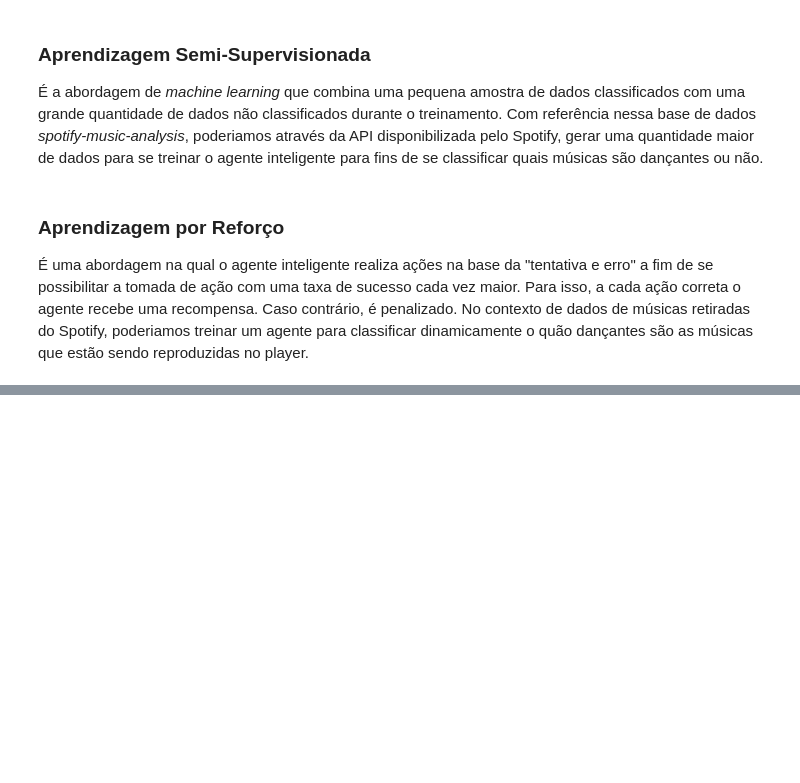
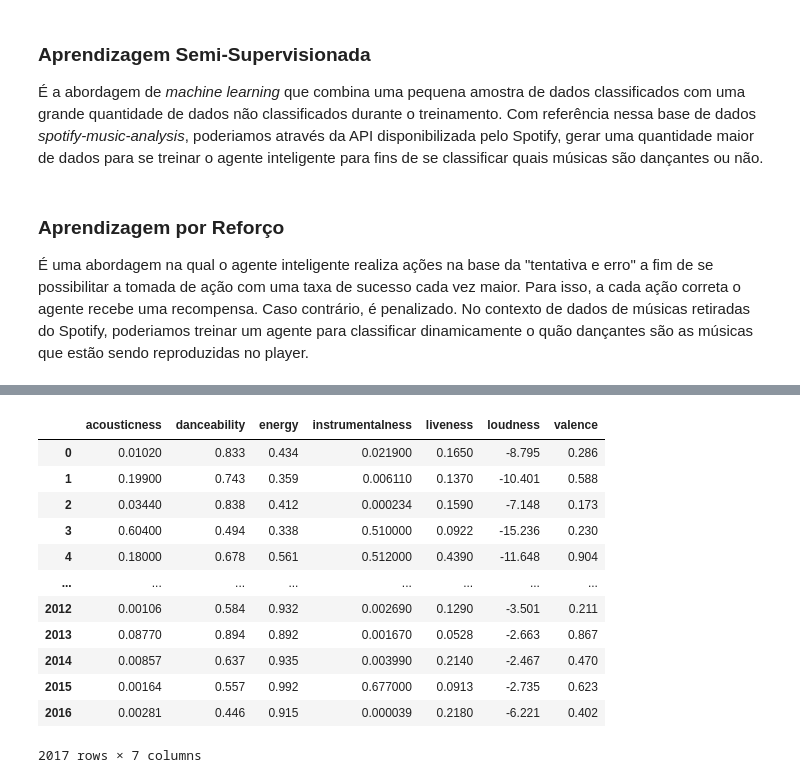
Before and after one commit to olv-c/introduction-to-artificial-intelligence, a Jupyter notebook: first-assignment/notebook/exam-answers-pt_br.ipynb, the cells around one changed output, grey strips where cells are left out. Drawn from its saved outputs; the diff is of its cells as text; code cells hidden in the pictures; blank space fills up the shorter version.

```diff
--- a/first-assignment/notebook/exam-answers-pt_br.ipynb
+++ b/first-assignment/notebook/exam-answers-pt_br.ipynb
@@ -91,0 +99,16 @@ No contexto de dados de músicas retiradas do Spotify, poderiamos treinar um age
+# %%
+data_frame.drop(columns=['song_title','artist', 'duration_ms', 'speechiness', 'tempo', 'time_signature', 'target', 'key', 'mode'])
+# %% [output]
+|  | acousticness | danceability | energy | instrumentalness | liveness | loudness | valence |
+| 0 | 0.01020 | 0.833 | 0.434 | 0.021900 | 0.1650 | -8.795 | 0.286 |
+| 1 | 0.19900 | 0.743 | 0.359 | 0.006110 | 0.1370 | -10.401 | 0.588 |
+| 2 | 0.03440 | 0.838 | 0.412 | 0.000234 | 0.1590 | -7.148 | 0.173 |
+| 3 | 0.60400 | 0.494 | 0.338 | 0.510000 | 0.0922 | -15.236 | 0.230 |
+| 4 | 0.18000 | 0.678 | 0.561 | 0.512000 | 0.4390 | -11.648 | 0.904 |
+| ... | ... | ... | ... | ... | ... | ... | ... |
+| 2012 | 0.00106 | 0.584 | 0.932 | 0.002690 | 0.1290 | -3.501 | 0.211 |
+| 2013 | 0.08770 | 0.894 | 0.892 | 0.001670 | 0.0528 | -2.663 | 0.867 |
+| 2014 | 0.00857 | 0.637 | 0.935 | 0.003990 | 0.2140 | -2.467 | 0.470 |
+| 2015 | 0.00164 | 0.557 | 0.992 | 0.677000 | 0.0913 | -2.735 | 0.623 |
+| 2016 | 0.00281 | 0.446 | 0.915 | 0.000039 | 0.2180 | -6.221 | 0.402 |
+2017 rows × 7 columns
```
Also changed, not shown: parts of 19 cells of this notebook.
